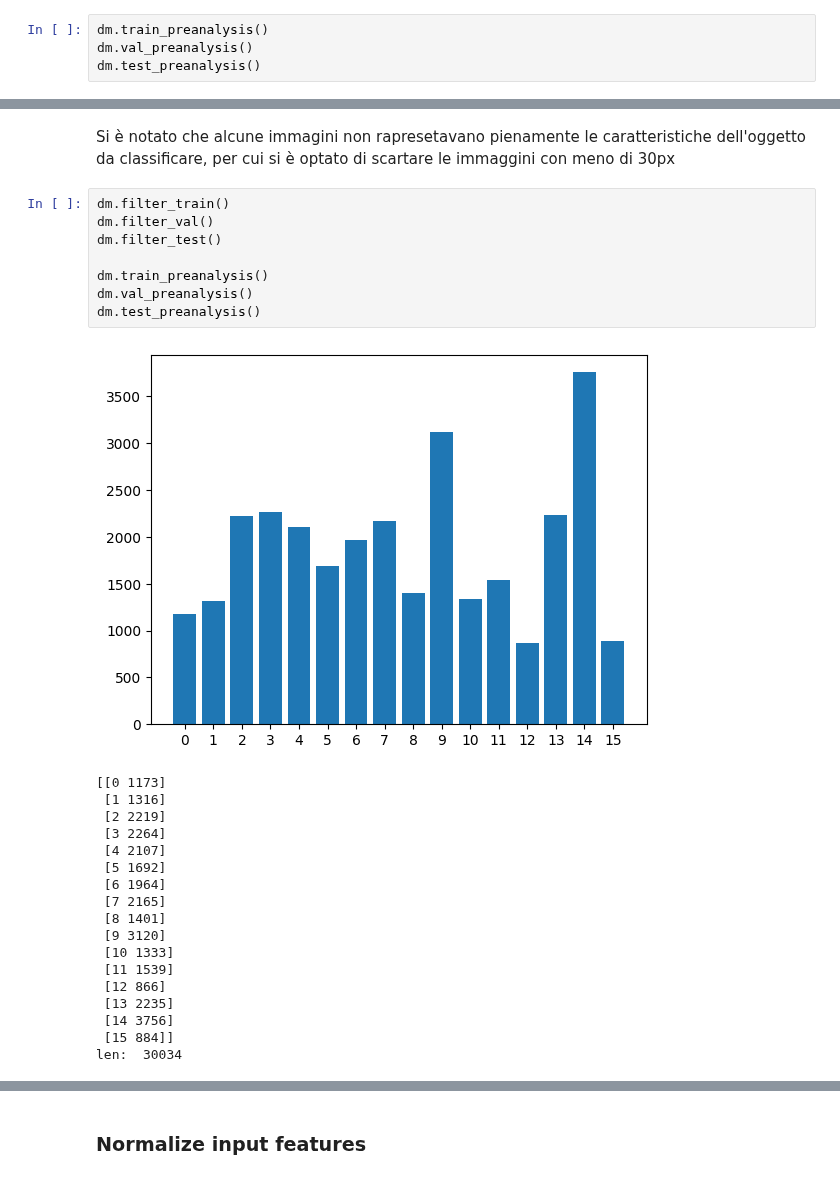
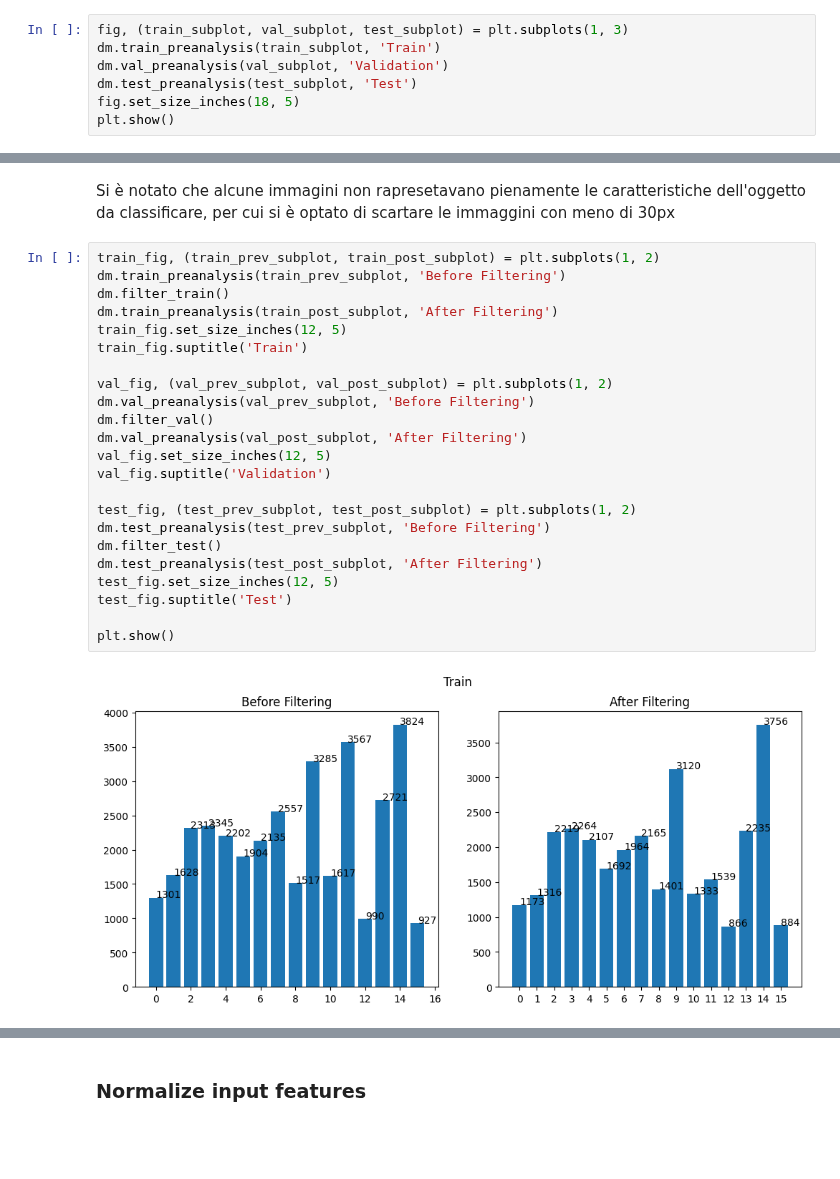
Before and after one commit to wredan/deep-learning-project, a Jupyter notebook: domain_adapt_notebook.ipynb, the cells around one changed output, grey strips where cells are left out. Saved outputs shown, nothing was run; the diff lists cells and outputs as text; blank space fills up the shorter version.

```diff
--- a/domain_adapt_notebook.ipynb
+++ b/domain_adapt_notebook.ipynb
@@ -287,7 +290,10 @@ dm.setup(CulturalSiteDataModule.ALL_STAGE)
 # %% [output]
 Classification dataset found.
 # %%
-dm.train_preanalysis()
-dm.val_preanalysis()
-dm.test_preanalysis()
+fig, (train_subplot, val_subplot, test_subplot) = plt.subplots(1, 3)
+dm.train_preanalysis(train_subplot, 'Train')
+dm.val_preanalysis(val_subplot, 'Validation')
+dm.test_preanalysis(test_subplot, 'Test')
+fig.set_size_inches(18, 5)
+plt.show()
 # %% [output]
@@ -348,29 +301,27 @@ len:  17474
 # %% [markdown]
 Si è notato che alcune immagini non rapresetavano pienamente le caratteristiche dell'oggetto da classificare, per cui si è optato di scartare le immaggini con meno di 30px
 # %%
+train_fig, (train_prev_subplot, train_post_subplot) = plt.subplots(1, 2)
+dm.train_preanalysis(train_prev_subplot, 'Before Filtering')
 dm.filter_train()
+dm.train_preanalysis(train_post_subplot, 'After Filtering')
+train_fig.set_size_inches(12, 5)
+train_fig.suptitle('Train')
+
+val_fig, (val_prev_subplot, val_post_subplot) = plt.subplots(1, 2)
+dm.val_preanalysis(val_prev_subplot, 'Before Filtering')
 dm.filter_val()
+dm.val_preanalysis(val_post_subplot, 'After Filtering')
+val_fig.set_size_inches(12, 5)
+val_fig.suptitle('Validation')
+
+test_fig, (test_prev_subplot, test_post_subplot) = plt.subplots(1, 2)
+dm.test_preanalysis(test_prev_subplot, 'Before Filtering')
 dm.filter_test()
+dm.test_preanalysis(test_post_subplot, 'After Filtering')
+test_fig.set_size_inches(12, 5)
+test_fig.suptitle('Test')
 
-dm.train_preanalysis()
-dm.val_preanalysis()
-dm.test_preanalysis()
+plt.show()
 # %% [output]
-[figure, old version]
+[figure, new version]
-[[0 1173]
- [1 1316]
- [2 2219]
- [3 2264]
- [4 2107]
- [5 1692]
- [6 1964]
- [7 2165]
- [8 1401]
- [9 3120]
- [10 1333]
- [11 1539]
- [12 866]
- [13 2235]
- [14 3756]
- [15 884]]
-len:  30034
```
Also changed, not shown: parts of 6 cells of this notebook.
